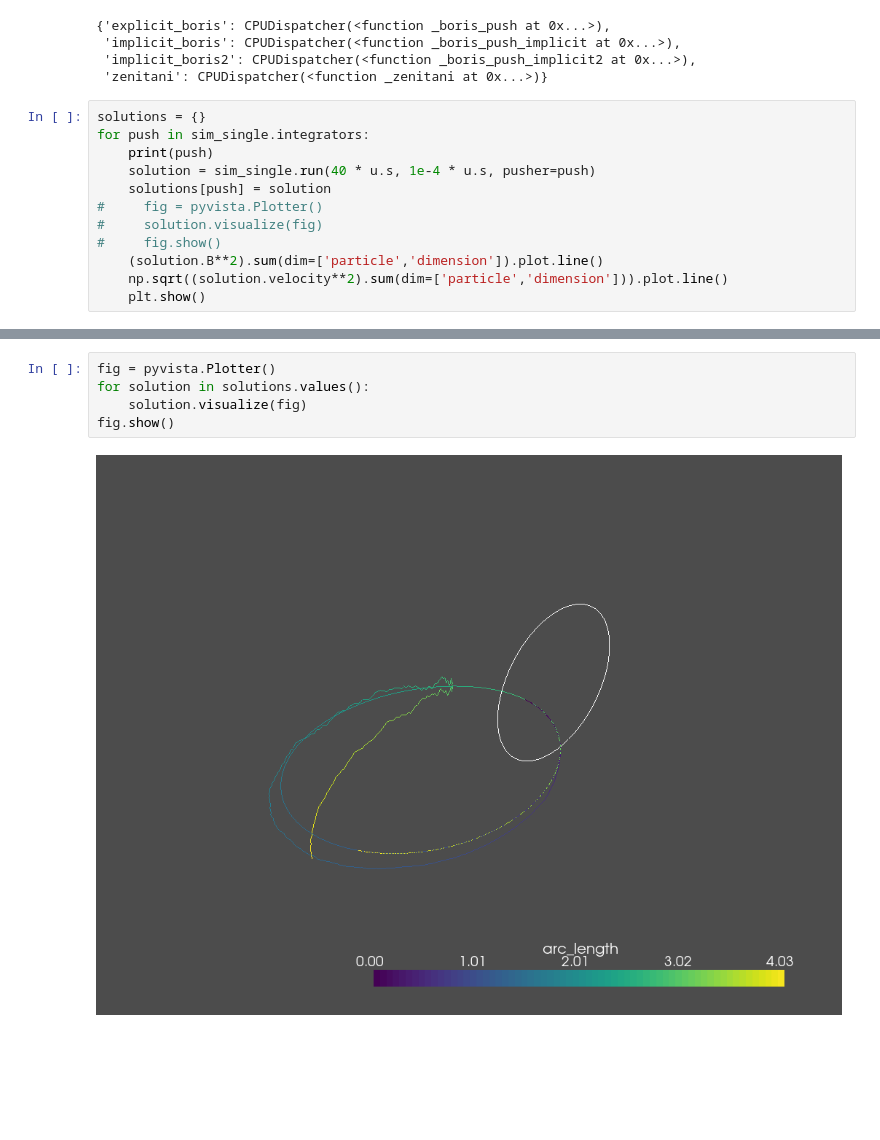
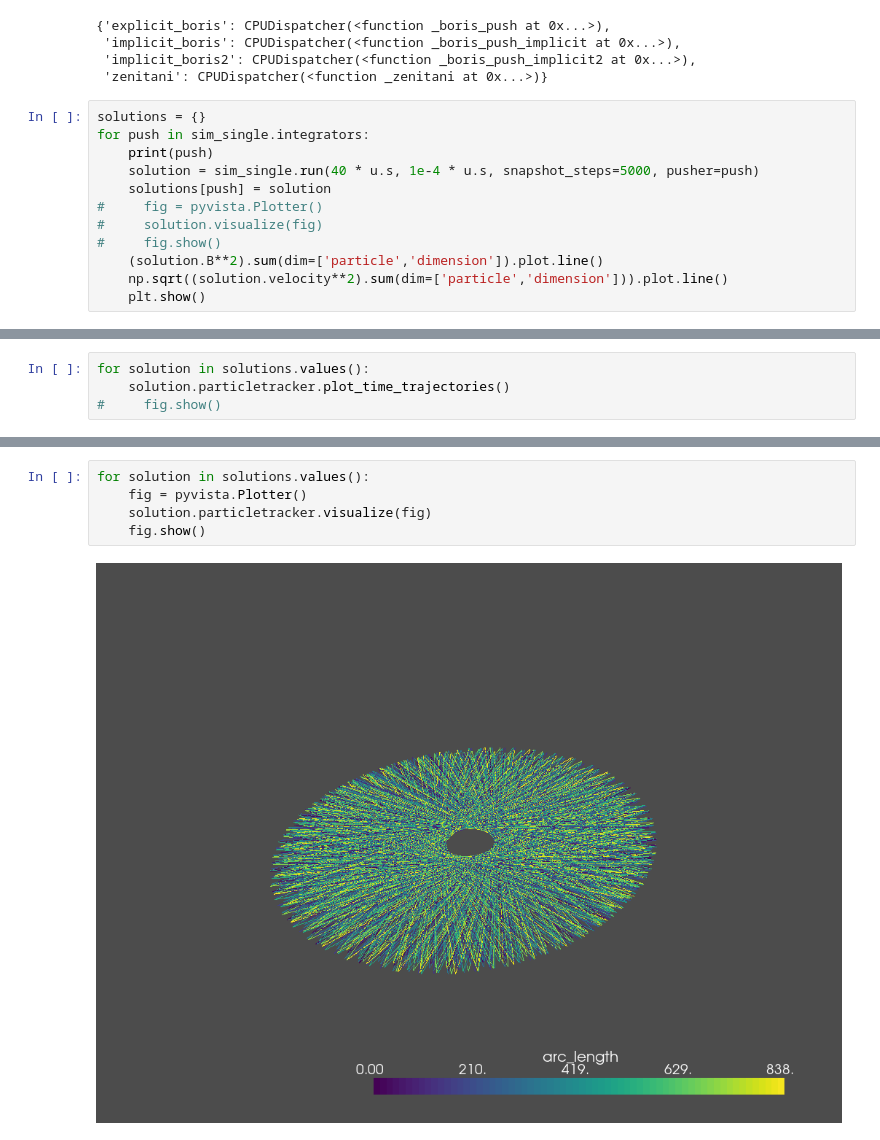
Before and after one commit to PlasmaPy/PlasmaPy, a Jupyter notebook: notebooks/ParticlesAroundLoop.ipynb, the cells around one changed output, grey strips where cells are left out. Saved outputs shown, nothing was run; the diff lists cells and outputs as text; blank space fills up the shorter version.

```diff
--- a/notebooks/ParticlesAroundLoop.ipynb
+++ b/notebooks/ParticlesAroundLoop.ipynb
@@ -39,7 +37,7 @@ sim_single.integrators
 solutions = {}
 for push in sim_single.integrators:
     print(push)
-    solution = sim_single.run(40 * u.s, 1e-4 * u.s, pusher=push)
+    solution = sim_single.run(40 * u.s, 1e-4 * u.s, snapshot_steps=5000, pusher=push)
     solutions[push] = solution
 #     fig = pyvista.Plotter()
 #     solution.visualize(fig)
@@ -126,0 +84,4 @@ implicit_boris2
+# %%
+for solution in solutions.values():
+    solution.particletracker.plot_time_trajectories()
+#     fig.show()
@@ -127,7 +111,7 @@ implicit_boris2
 # %%
-fig = pyvista.Plotter()
 for solution in solutions.values():
-    solution.visualize(fig)
-fig.show()
+    fig = pyvista.Plotter()
+    solution.particletracker.visualize(fig)
+    fig.show()
 # %% [output]
-[figure, old version]
+[figure, new version]
```
Also changed, not shown: parts of 13 cells of this notebook, 1 other file.
